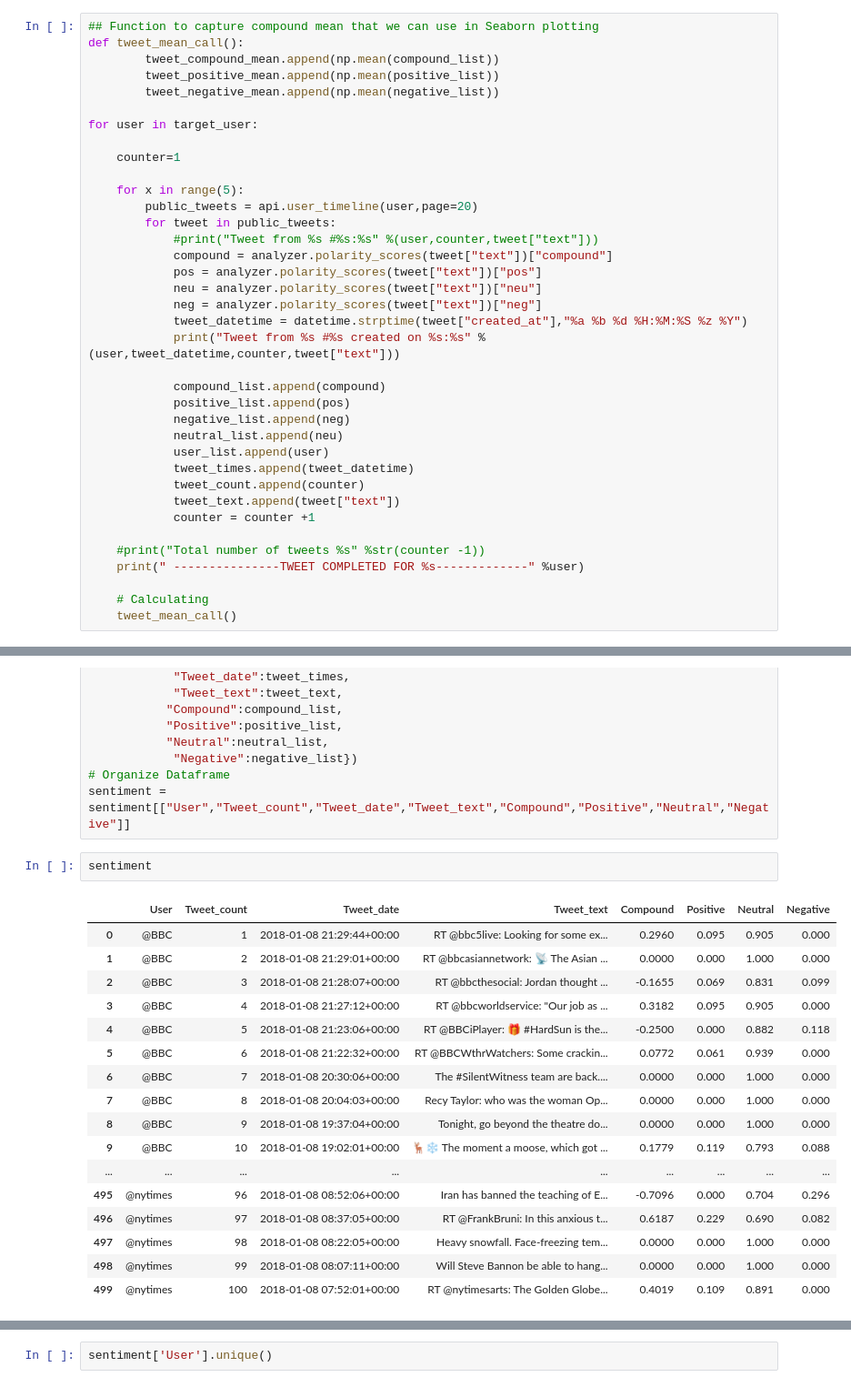
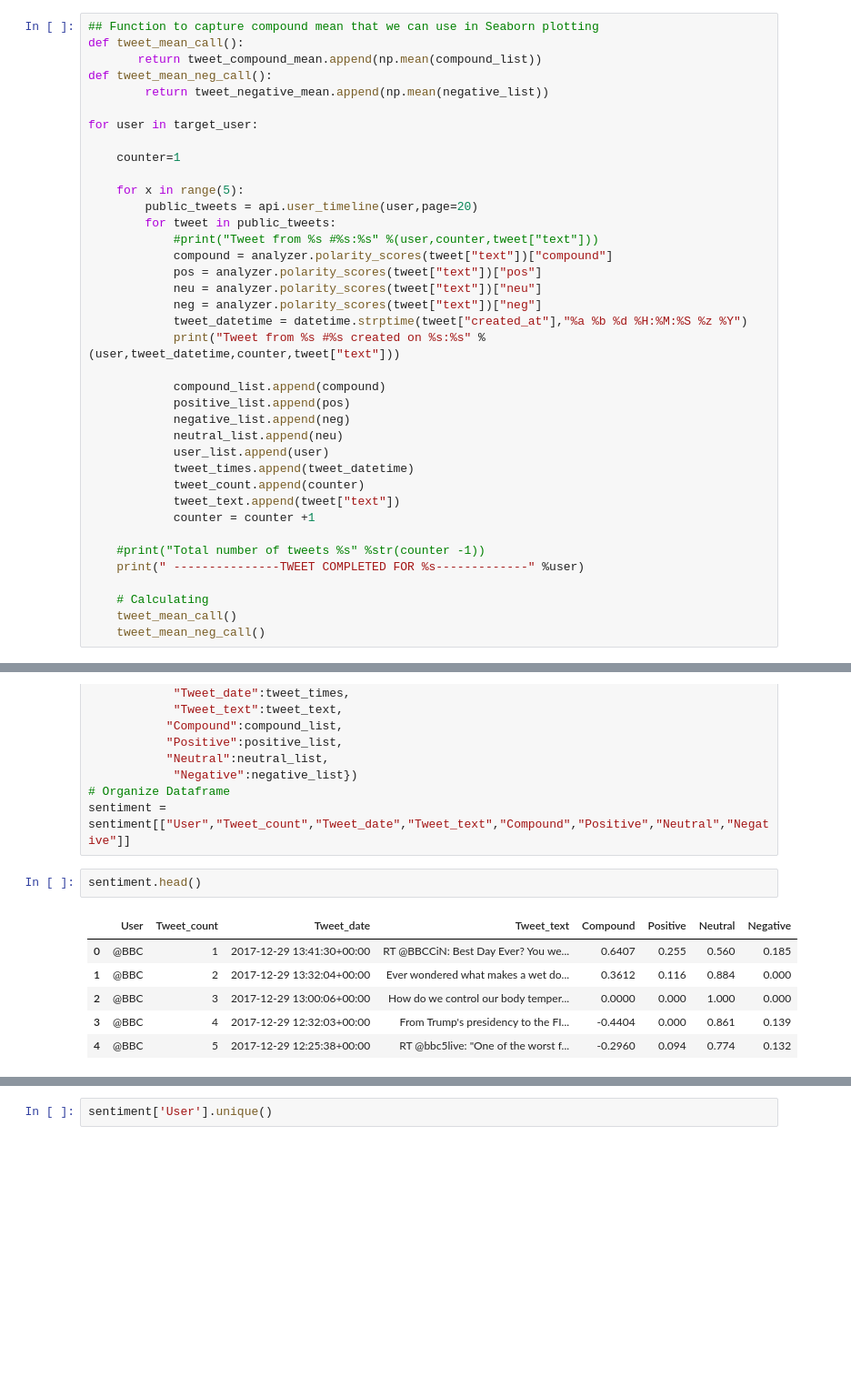
Before and after one commit to Rajcosmos/socialanalytics, a Jupyter notebook: Sentiments_homework.ipynb, the cells around one changed output, grey strips where cells are left out. Shown: that part at 91% size. Cells and saved outputs as stored; diff of their text form; blank space fills up the shorter version.

```diff
--- a/Sentiments_homework.ipynb
+++ b/Sentiments_homework.ipynb
@@ -65,9 +65,9 @@ tweet_negative_mean = []
 # %%
 ## Function to capture compound mean that we can use in Seaborn plotting
 def tweet_mean_call():
-        tweet_compound_mean.append(np.mean(compound_list))
-        tweet_positive_mean.append(np.mean(positive_list))
-        tweet_negative_mean.append(np.mean(negative_list))
+       return tweet_compound_mean.append(np.mean(compound_list))
+def tweet_mean_neg_call():
+        return tweet_negative_mean.append(np.mean(negative_list))
 
 for user in target_user:
 
@@ -99,6 +99,7 @@ for user in target_user:
 
     # Calculating
     tweet_mean_call()
+    tweet_mean_neg_call()
 # %% [output]
 Tweet from @BBC #2017-12-29 13:41:30+00:00 created on 1:RT @BBCCiN: Best Day Ever? You weren't kidding!
 
@@ -142,22 +142,11 @@ sentiment=pd.DataFrame({
 # Organize Dataframe
 sentiment = sentiment[["User","Tweet_count","Tweet_date","Tweet_text","Compound","Positive","Neutral","Negative"]]
 # %%
-sentiment
+sentiment.head()
 # %% [output]
 |  | User | Tweet_count | Tweet_date | Tweet_text | Compound | Positive | Neutral | Negative |
-| 0 | @BBC | 1 | 2018-01-08 21:29:44+00:00 | RT @bbc5live: Looking for some ex... | 0.2960 | 0.095 | 0.905 | 0.000 |
-| 1 | @BBC | 2 | 2018-01-08 21:29:01+00:00 | RT @bbcasiannetwork: 📡 The Asian ... | 0.0000 | 0.000 | 1.000 | 0.000 |
-| 2 | @BBC | 3 | 2018-01-08 21:28:07+00:00 | RT @bbcthesocial: Jordan thought ... | -0.1655 | 0.069 | 0.831 | 0.099 |
-| 3 | @BBC | 4 | 2018-01-08 21:27:12+00:00 | RT @bbcworldservice: "Our job as ... | 0.3182 | 0.095 | 0.905 | 0.000 |
-| 4 | @BBC | 5 | 2018-01-08 21:23:06+00:00 | RT @BBCiPlayer: 🎁 #HardSun is the... | -0.2500 | 0.000 | 0.882 | 0.118 |
-| 5 | @BBC | 6 | 2018-01-08 21:22:32+00:00 | RT @BBCWthrWatchers: Some crackin... | 0.0772 | 0.061 | 0.939 | 0.000 |
-| 6 | @BBC | 7 | 2018-01-08 20:30:06+00:00 | The #SilentWitness team are back.... | 0.0000 | 0.000 | 1.000 | 0.000 |
-| 7 | @BBC | 8 | 2018-01-08 20:04:03+00:00 | Recy Taylor: who was the woman Op... | 0.0000 | 0.000 | 1.000 | 0.000 |
-| 8 | @BBC | 9 | 2018-01-08 19:37:04+00:00 | Tonight, go beyond the theatre do... | 0.0000 | 0.000 | 1.000 | 0.000 |
-| 9 | @BBC | 10 | 2018-01-08 19:02:01+00:00 | 🦌❄ The moment a moose, which got ... | 0.1779 | 0.119 | 0.793 | 0.088 |
-| ... | ... | ... | ... | ... | ... | ... | ... | ... |
-| 495 | @nytimes | 96 | 2018-01-08 08:52:06+00:00 | Iran has banned the teaching of E... | -0.7096 | 0.000 | 0.704 | 0.296 |
-| 496 | @nytimes | 97 | 2018-01-08 08:37:05+00:00 | RT @FrankBruni: In this anxious t... | 0.6187 | 0.229 | 0.690 | 0.082 |
-| 497 | @nytimes | 98 | 2018-01-08 08:22:05+00:00 | Heavy snowfall. Face-freezing tem... | 0.0000 | 0.000 | 1.000 | 0.000 |
-| 498 | @nytimes | 99 | 2018-01-08 08:07:11+00:00 | Will Steve Bannon be able to hang... | 0.0000 | 0.000 | 1.000 | 0.000 |
-| 499 | @nytimes | 100 | 2018-01-08 07:52:01+00:00 | RT @nytimesarts: The Golden Globe... | 0.4019 | 0.109 | 0.891 | 0.000 |
+| 0 | @BBC | 1 | 2017-12-29 13:41:30+00:00 | RT @BBCCiN: Best Day Ever? You we... | 0.6407 | 0.255 | 0.560 | 0.185 |
+| 1 | @BBC | 2 | 2017-12-29 13:32:04+00:00 | Ever wondered what makes a wet do... | 0.3612 | 0.116 | 0.884 | 0.000 |
+| 2 | @BBC | 3 | 2017-12-29 13:00:06+00:00 | How do we control our body temper... | 0.0000 | 0.000 | 1.000 | 0.000 |
+| 3 | @BBC | 4 | 2017-12-29 12:32:03+00:00 | From Trump's presidency to the FI... | -0.4404 | 0.000 | 0.861 | 0.139 |
+| 4 | @BBC | 5 | 2017-12-29 12:25:38+00:00 | RT @bbc5live: "One of the worst f... | -0.2960 | 0.094 | 0.774 | 0.132 |
```
Also changed, not shown: parts of 12 cells of this notebook, 4 other files.
